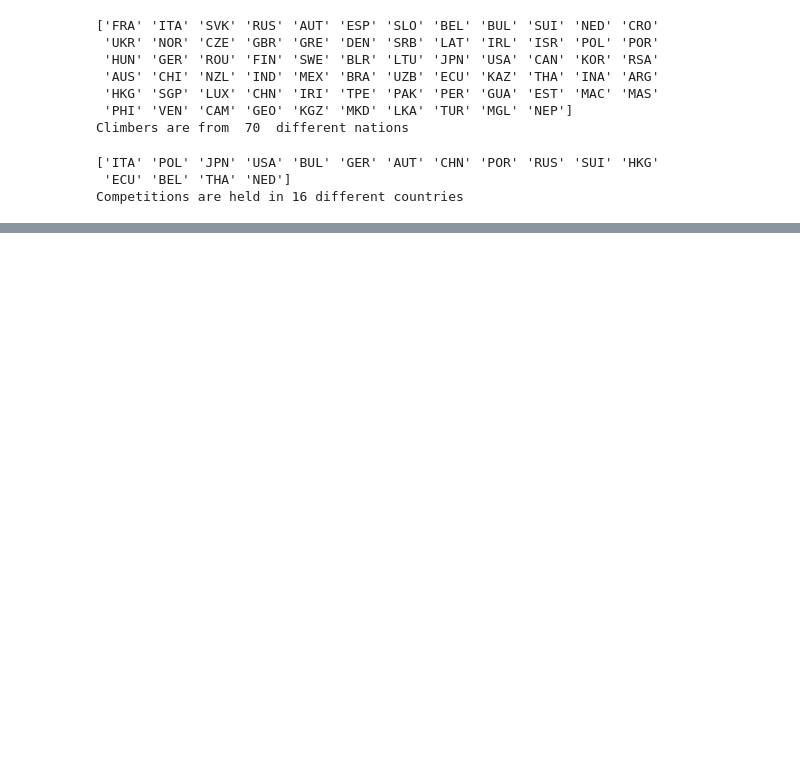
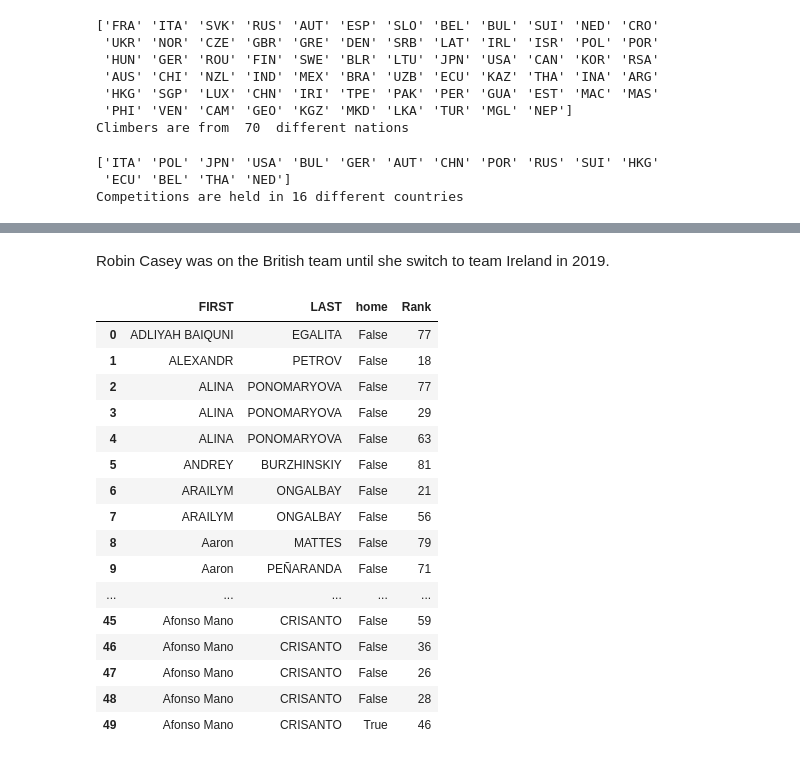
Before and after one commit to chendub/Springboard, a Jupyter notebook: IFSC/data_wrangling.ipynb, the cells around one changed output, grey strips where cells are left out. Saved outputs shown, nothing was run; the diff lists cells and outputs as text; code cells hidden in the pictures; blank space fills up the shorter version.

```diff
--- a/IFSC/data_wrangling.ipynb
+++ b/IFSC/data_wrangling.ipynb
@@ -175,0 +187,23 @@ plt.subplots_adjust(wspace=0.5)
+# %% [markdown]
+
+Robin Casey was on the British team until she switch to team Ireland in 2019.
+# %%
+boulder[['FIRST', 'LAST', 'home', 'Rank']].sort_values(by=['FIRST', 'LAST', 'home'], ignore_index=True).head(50)
+# %% [output]
+|  | FIRST | LAST | home | Rank |
+| 0 | ADLIYAH BAIQUNI | EGALITA | False | 77 |
+| 1 | ALEXANDR | PETROV | False | 18 |
+| 2 | ALINA | PONOMARYOVA | False | 77 |
+| 3 | ALINA | PONOMARYOVA | False | 29 |
+| 4 | ALINA | PONOMARYOVA | False | 63 |
+| 5 | ANDREY | BURZHINSKIY | False | 81 |
+| 6 | ARAILYM | ONGALBAY | False | 21 |
+| 7 | ARAILYM | ONGALBAY | False | 56 |
+| 8 | Aaron | MATTES | False | 79 |
+| 9 | Aaron | PEÑARANDA | False | 71 |
+| ... | ... | ... | ... | ... |
+| 45 | Afonso Mano | CRISANTO | False | 59 |
+| 46 | Afonso Mano | CRISANTO | False | 36 |
+| 47 | Afonso Mano | CRISANTO | False | 26 |
+| 48 | Afonso Mano | CRISANTO | False | 28 |
+| 49 | Afonso Mano | CRISANTO | True | 46 |
```
Also changed, not shown: parts of 93 cells of this notebook.
